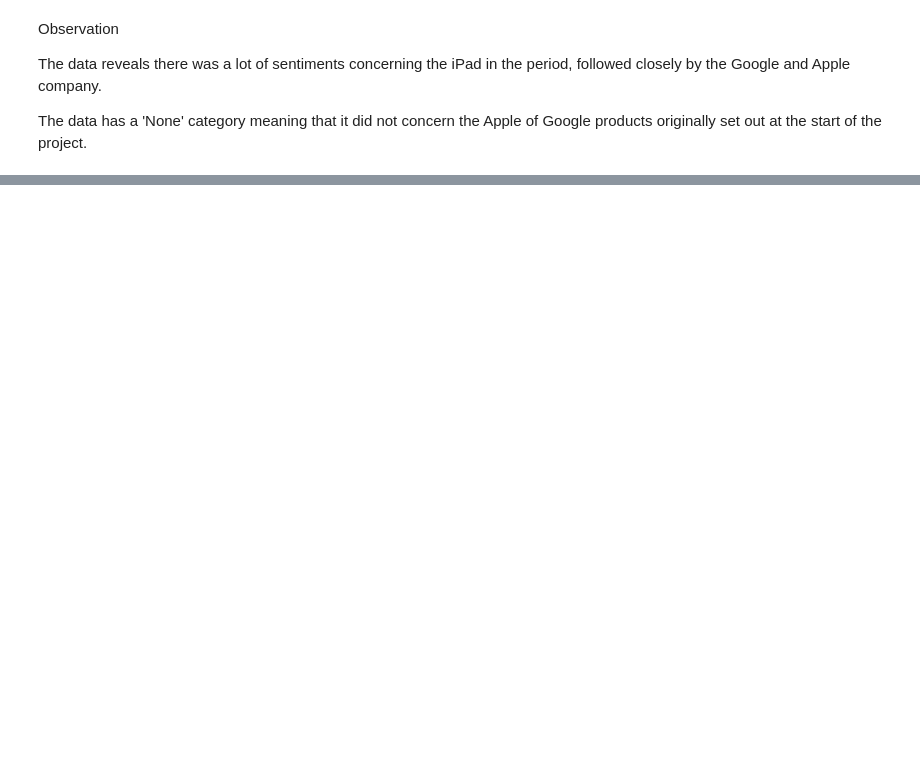
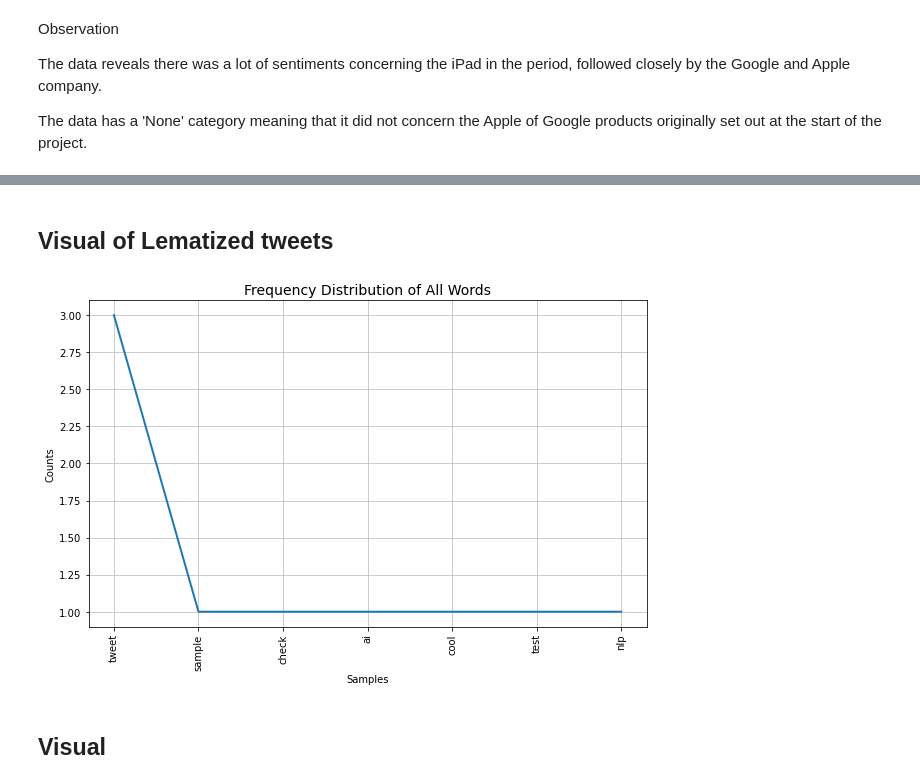
Before and after one commit to George-Chira/twitter-sentiment-analysis, a Jupyter notebook: notebooks/George.ipynb, the cells around one changed output, grey strips where cells are left out. Saved outputs shown, nothing was run; the diff lists cells and outputs as text; code cells hidden in the pictures; blank space fills up the shorter version.

Commit message:
Visuals

```diff
--- a/notebooks/George.ipynb
+++ b/notebooks/George.ipynb
@@ -456,0 +521,33 @@ The data has a 'None' category meaning that it did not concern the Apple of Goog
+# %% [markdown]
+## Visual of Lematized tweets
+# %%
+def plot_fdist(sentiment=None, title="Frequency Distribution of All Words", df=df):
+    """
+    This func creates a Frequency Distribution plot depending on the sentiment chosen
+    """
+
+    if sentiment == None:
+        lemmatized_tweet = df['lemmatized_tweet']
+
+        # Flatten the list
+        flattened_lemmatized_tweet = [token for sublist in lemmatized_tweet for token in sublist]
+
+    elif sentiment != None:
+        lemmatized_tweet = df[df['emotion'] == sentiment]['lemmatized_tweet']
+
+        # Flatten the list
+        flattened_lemmatized_tweet = [token for sublist in lemmatized_tweet for token in sublist]
+
+    # Create the frequency distribution
+    fdist = FreqDist(flattened_lemmatized_tweet)
+
+    # Plot the frequency distribution
+    plt.figure(figsize=(10,6))
+    plt.title(title, fontsize=14)
+    fdist.plot(30);
+# %%
+plot_fdist()
+# %% [output]
+[figure, added]
+# %% [markdown]
+## Visual
```
Also changed, not shown: parts of 15 cells of this notebook.
